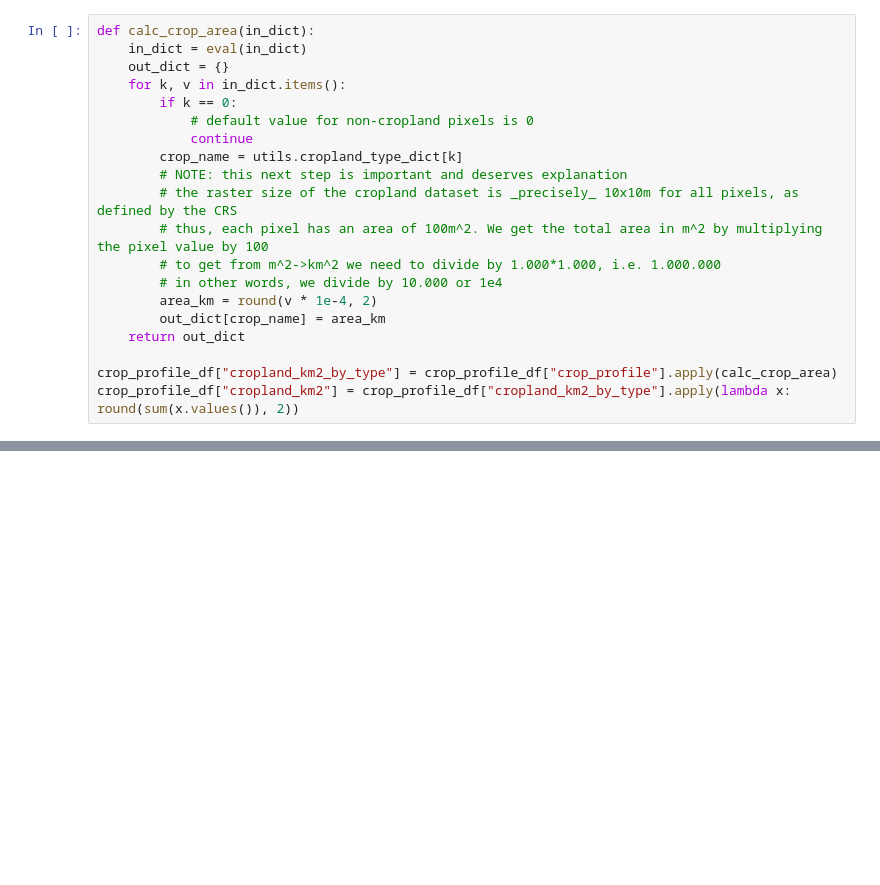
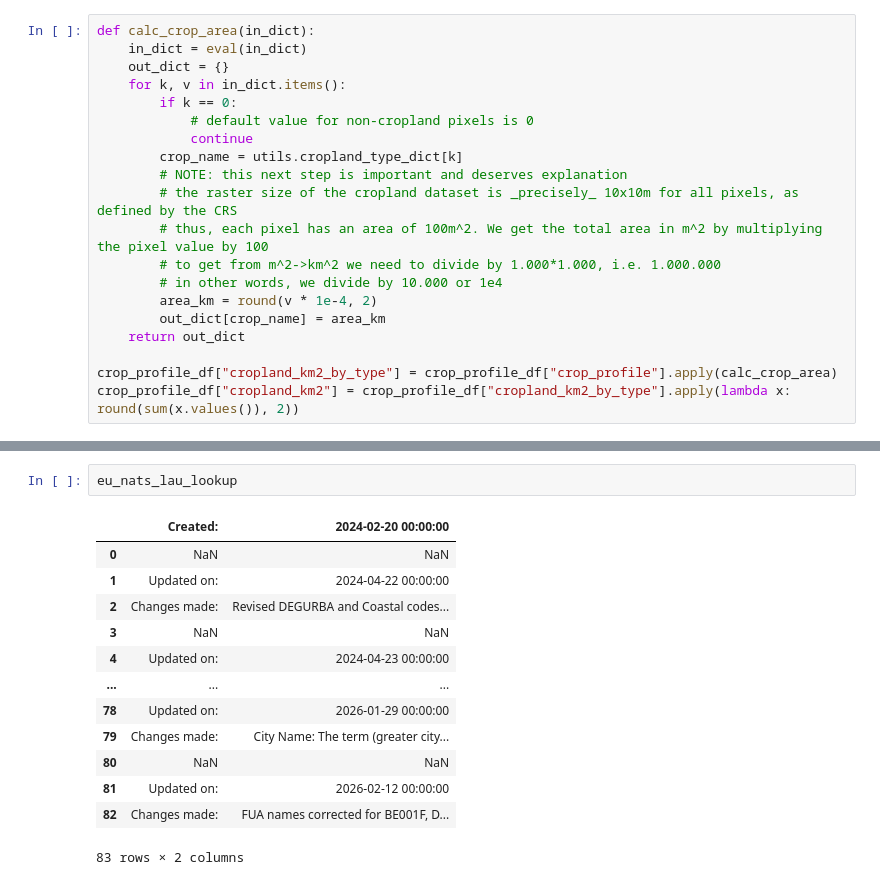
Before and after one commit to correctiv/CE_2026_4_drought, a Jupyter notebook: scripts/build_output_spreadsheets.ipynb, the cells around one changed output, grey strips where cells are left out. Saved outputs shown, nothing was run; the diff lists cells and outputs as text; blank space fills up the shorter version.

```diff
--- a/scripts/build_output_spreadsheets.ipynb
+++ b/scripts/build_output_spreadsheets.ipynb
@@ -110,0 +115,16 @@ nuts3_df.to_file(path.join(utils.out_data_dir, "nuts3_stats.geojson"))
+# %%
+eu_nats_lau_lookup
+# %% [output]
+|  | Created: | 2024-02-20 00:00:00 |
+| 0 | NaN | NaN |
+| 1 | Updated on: | 2024-04-22 00:00:00 |
+| 2 | Changes made: | Revised DEGURBA and Coastal codes... |
+| 3 | NaN | NaN |
+| 4 | Updated on: | 2024-04-23 00:00:00 |
+| ... | ... | ... |
+| 78 | Updated on: | 2026-01-29 00:00:00 |
+| 79 | Changes made: | City Name: The term (greater city... |
+| 80 | NaN | NaN |
+| 81 | Updated on: | 2026-02-12 00:00:00 |
+| 82 | Changes made: | FUA names corrected for BE001F, D... |
+83 rows × 2 columns
```
Also changed, not shown: parts of 14 cells of this notebook, 5 other files.
